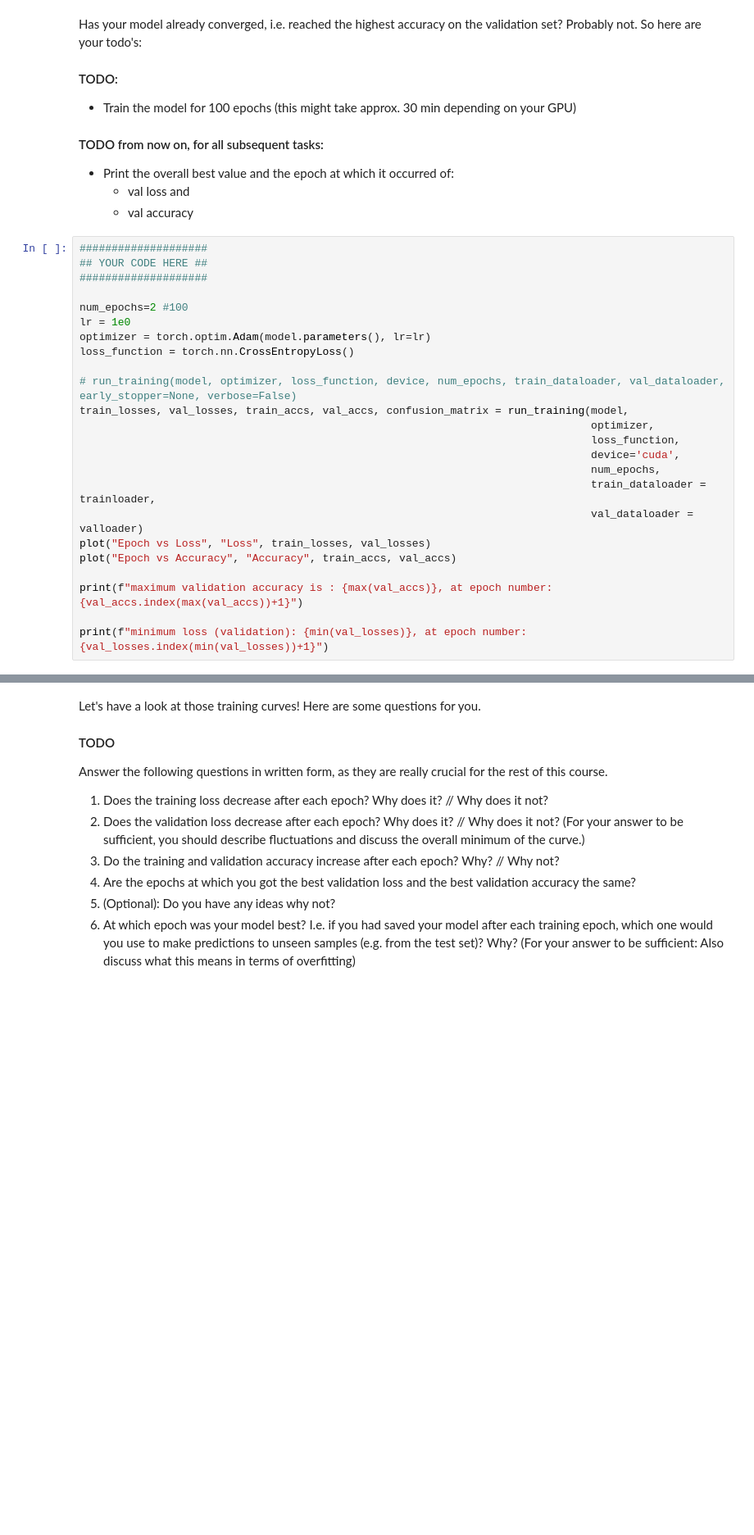
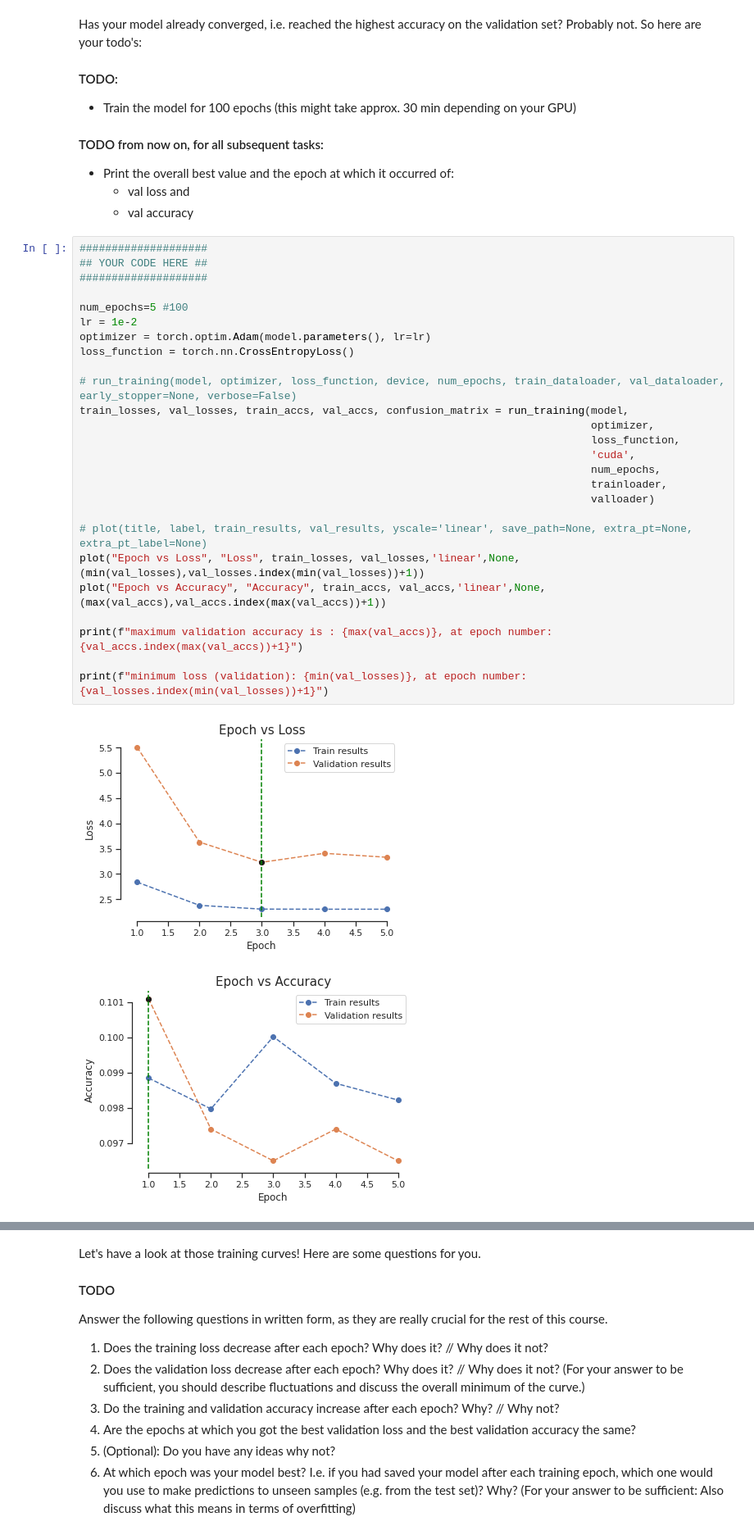
Before and after one commit to adjr2/deep_learning, a Jupyter notebook: Ex2_2022.ipynb, the cells around one changed output, grey strips where cells are left out. Shown at 82% size. Drawn from its saved outputs; the diff is of its cells as text; blank space fills up the shorter version.

```diff
--- a/Ex2_2022.ipynb
+++ b/Ex2_2022.ipynb
@@ -642,24 +638,29 @@ Has your model already converged, i.e. reached the highest accuracy on the valid
 # %%
 ####################
 ## YOUR CODE HERE ##
 ####################
 
-num_epochs=2 #100
-lr = 1e0
+num_epochs=5 #100
+lr = 1e-2
 optimizer = torch.optim.Adam(model.parameters(), lr=lr)
 loss_function = torch.nn.CrossEntropyLoss()
 
 # run_training(model, optimizer, loss_function, device, num_epochs, train_dataloader, val_dataloader, early_stopper=None, verbose=False)
 train_losses, val_losses, train_accs, val_accs, confusion_matrix = run_training(model,
                                                                                 optimizer,
                                                                                 loss_function,
-                                                                                device='cuda',
+                                                                                'cuda',
                                                                                 num_epochs,
-                                                                                train_dataloader = trainloader,
-                                                                                val_dataloader = valloader)
-plot("Epoch vs Loss", "Loss", train_losses, val_losses)
-plot("Epoch vs Accuracy", "Accuracy", train_accs, val_accs)
+                                                                                trainloader,
+                                                                                valloader)
+
+# plot(title, label, train_results, val_results, yscale='linear', save_path=None, extra_pt=None, extra_pt_label=None)
+plot("Epoch vs Loss", "Loss", train_losses, val_losses,'linear',None,(min(val_losses),val_losses.index(min(val_losses))+1))
+plot("Epoch vs Accuracy", "Accuracy", train_accs, val_accs,'linear',None,(max(val_accs),val_accs.index(max(val_accs))+1))
 
 print(f"maximum validation accuracy is : {max(val_accs)}, at epoch number: {val_accs.index(max(val_accs))+1}")
 
 print(f"minimum loss (validation): {min(val_losses)}, at epoch number: {val_losses.index(min(val_losses))+1}")
+# %% [output]
+[figure, added]
+[figure, added]
```
Also changed, not shown: parts of 14 cells of this notebook.
